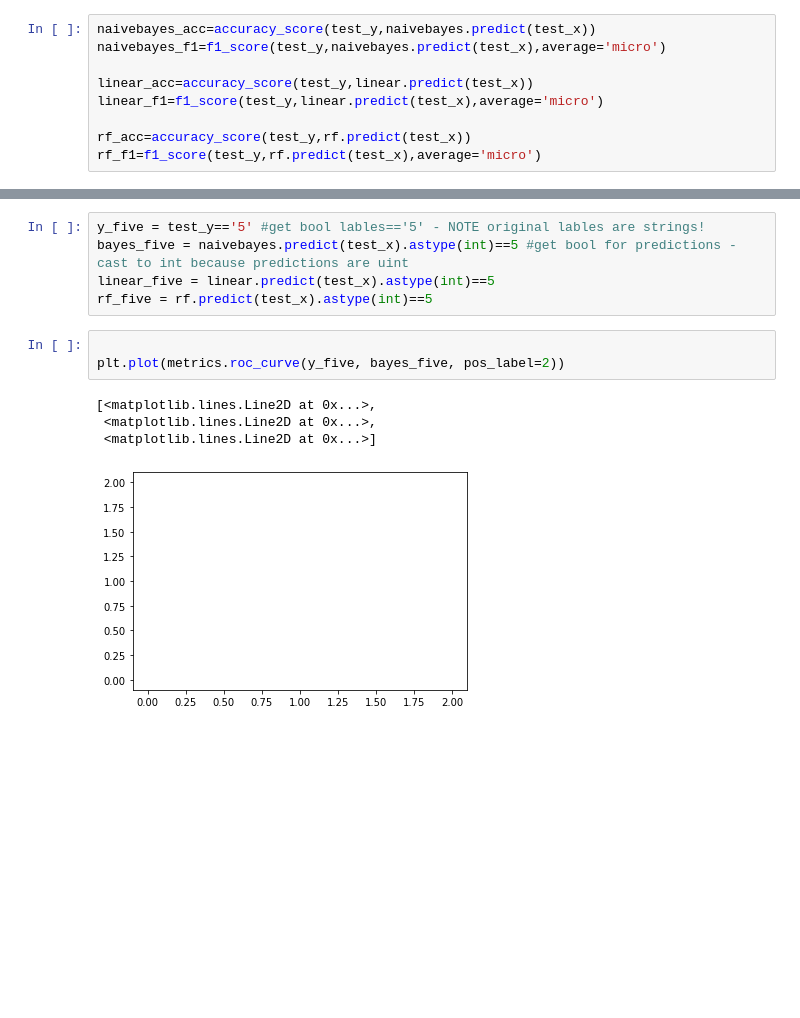
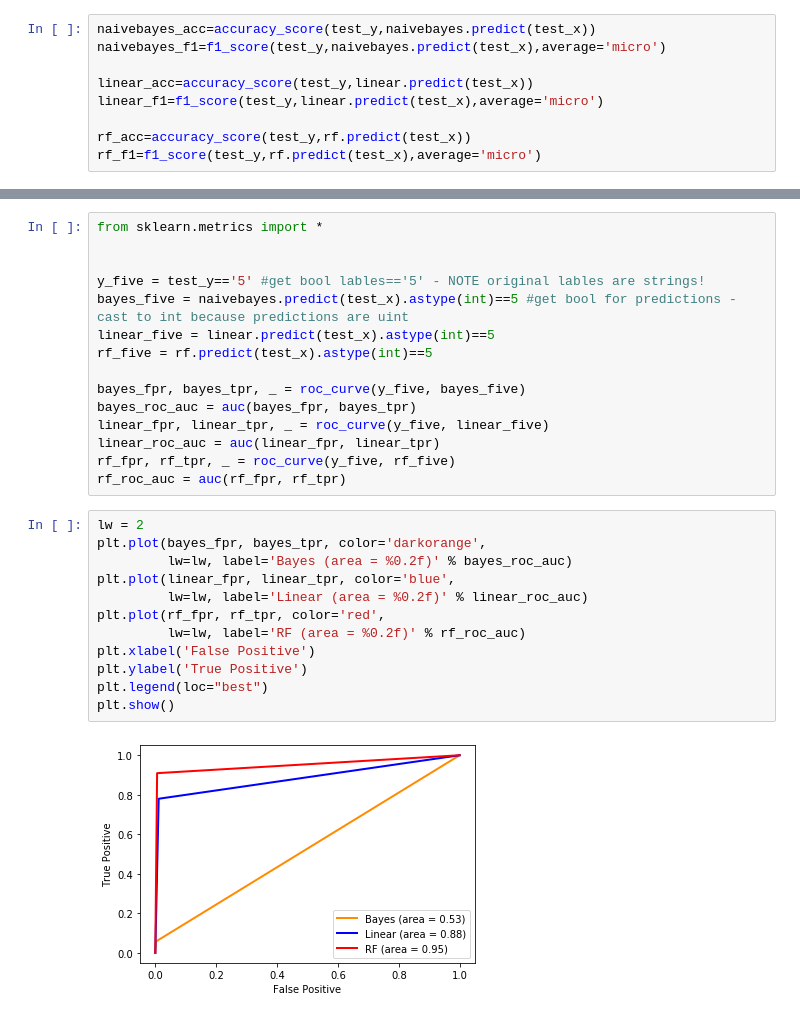
Before and after one commit to manureini/DataScienceSS20, a Jupyter notebook: Exercises/5_a_Classification.ipynb, the cells around one changed output, grey strips where cells are left out. Cells and saved outputs as stored; diff of their text form; blank space fills up the shorter version.

```diff
--- a/Exercises/5_a_Classification.ipynb
+++ b/Exercises/5_a_Classification.ipynb
@@ -158,13 +158,29 @@ rf_f1
 # %%
+from sklearn.metrics import *
+
+
 y_five = test_y=='5' #get bool lables=='5' - NOTE original lables are strings!
 bayes_five = naivebayes.predict(test_x).astype(int)==5 #get bool for predictions - cast to int because predictions are uint
 linear_five = linear.predict(test_x).astype(int)==5
 rf_five = rf.predict(test_x).astype(int)==5
+
+bayes_fpr, bayes_tpr, _ = roc_curve(y_five, bayes_five)
+bayes_roc_auc = auc(bayes_fpr, bayes_tpr)
+linear_fpr, linear_tpr, _ = roc_curve(y_five, linear_five)
+linear_roc_auc = auc(linear_fpr, linear_tpr)
+rf_fpr, rf_tpr, _ = roc_curve(y_five, rf_five)
+rf_roc_auc = auc(rf_fpr, rf_tpr)
-# %%
-
-plt.plot(metrics.roc_curve(y_five, bayes_five, pos_label=2))
-# %% [output]
-[<matplotlib.lines.Line2D at 0x...>,
- <matplotlib.lines.Line2D at 0x...>,
- <matplotlib.lines.Line2D at 0x...>]
-[figure, removed]
+# %%
+lw = 2
+plt.plot(bayes_fpr, bayes_tpr, color='darkorange',
+         lw=lw, label='Bayes (area = %0.2f)' % bayes_roc_auc)
+plt.plot(linear_fpr, linear_tpr, color='blue',
+         lw=lw, label='Linear (area = %0.2f)' % linear_roc_auc)
+plt.plot(rf_fpr, rf_tpr, color='red',
+         lw=lw, label='RF (area = %0.2f)' % rf_roc_auc)
+plt.xlabel('False Positive')
+plt.ylabel('True Positive')
+plt.legend(loc="best")
+plt.show()
+# %% [output]
+[figure, added]
```
Also changed, not shown: parts of 13 cells of this notebook.
